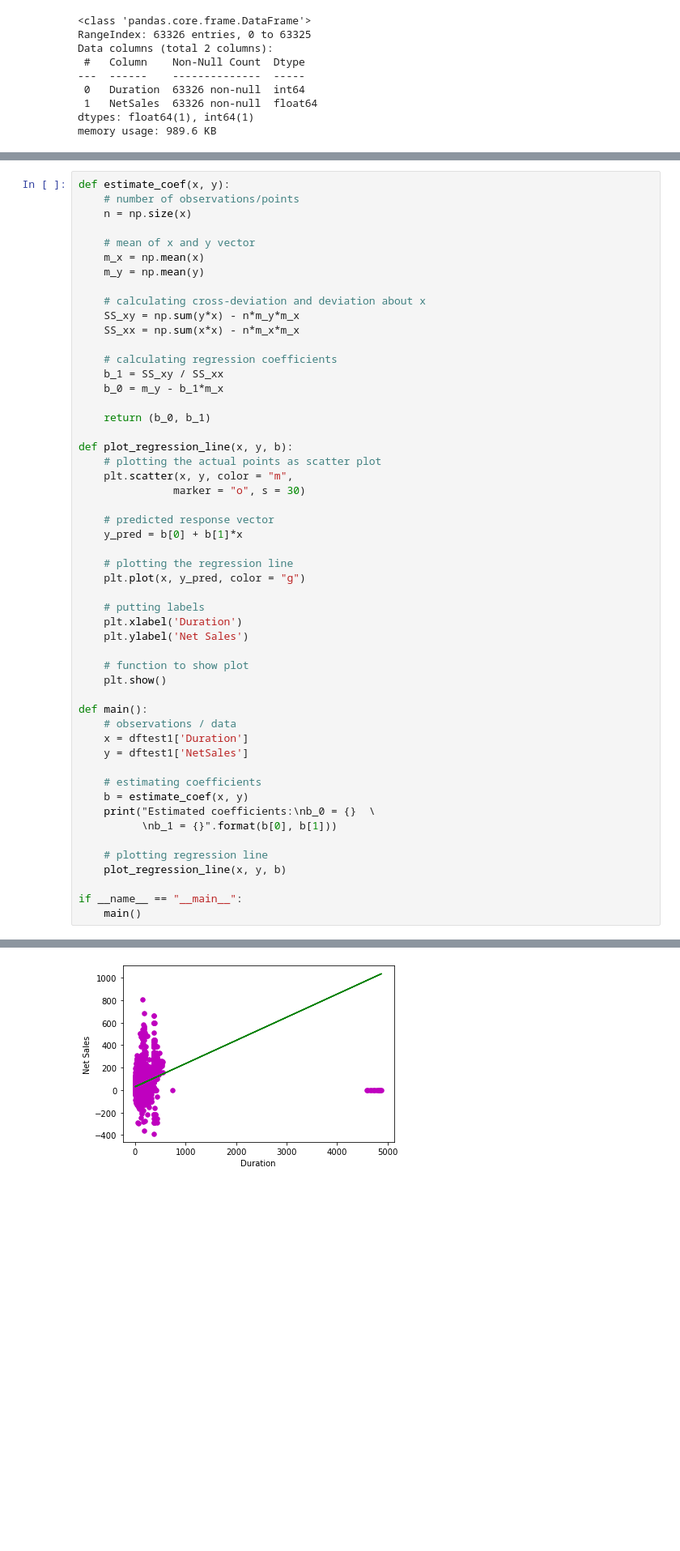
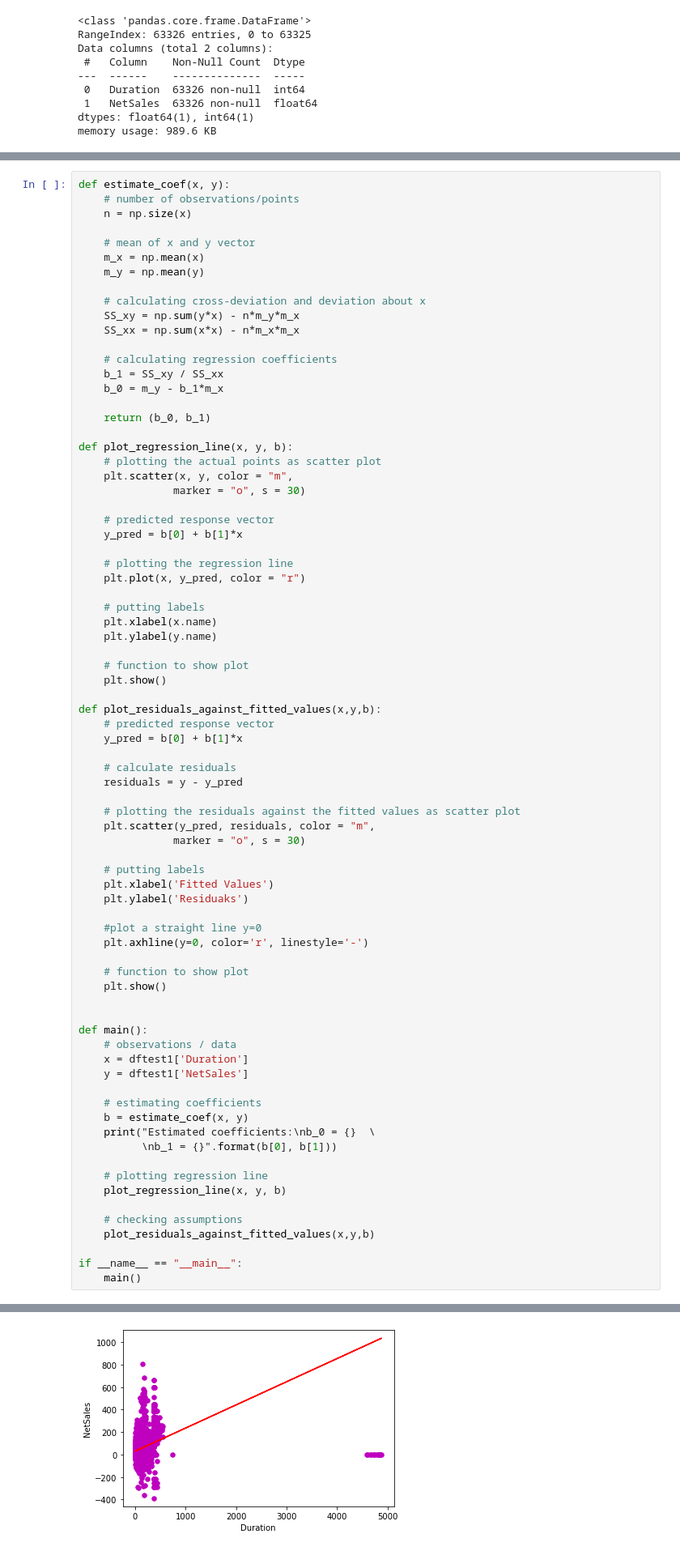
Before and after one commit to ZiSyuen/MASA-Hackathon, a Jupyter notebook: Main.ipynb, the cells around one changed output, grey strips where cells are left out. Shown at 81% size. Saved outputs shown, nothing was run; the diff lists cells and outputs as text; blank space fills up the shorter version.

```diff
--- a/Testing01.ipynb
+++ b/Main.ipynb
@@ -200,34 +173,59 @@ def plot_regression_line(x, y, b):
 
     # predicted response vector
     y_pred = b[0] + b[1]*x
 
     # plotting the regression line
-    plt.plot(x, y_pred, color = "g")
+    plt.plot(x, y_pred, color = "r")
 
     # putting labels
-    plt.xlabel('Duration')
-    plt.ylabel('Net Sales')
+    plt.xlabel(x.name)
+    plt.ylabel(y.name)
 
     # function to show plot
     plt.show()
+
+def plot_residuals_against_fitted_values(x,y,b):
+    # predicted response vector
+    y_pred = b[0] + b[1]*x
+
+    # calculate residuals
+    residuals = y - y_pred
+
+    # plotting the residuals against the fitted values as scatter plot
+    plt.scatter(y_pred, residuals, color = "m",
+               marker = "o", s = 30)
+
+    # putting labels
+    plt.xlabel('Fitted Values')
+    plt.ylabel('Residuaks')
+
+    #plot a straight line y=0
+    plt.axhline(y=0, color='r', linestyle='-')
+
+    # function to show plot
+    plt.show()
+
 
 def main():
     # observations / data
     x = dftest1['Duration']
     y = dftest1['NetSales']
 
     # estimating coefficients
     b = estimate_coef(x, y)
     print("Estimated coefficients:\nb_0 = {}  \
           \nb_1 = {}".format(b[0], b[1]))
 
     # plotting regression line
     plot_regression_line(x, y, b)
 
+    # checking assumptions
+    plot_residuals_against_fitted_values(x,y,b)
+
 if __name__ == "__main__":
     main()
 # %% [output]
 Estimated coefficients:
 b_0 = 30.54406602637408
 b_1 = 0.2059723177332796
-[figure, old version]
+[figure, new version]
```
Also changed, not shown: parts of 11 cells of this notebook.
